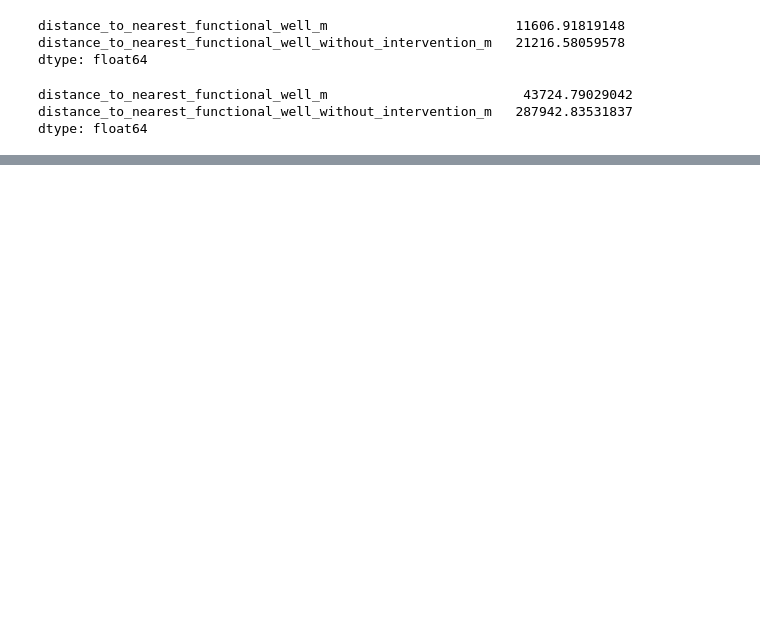
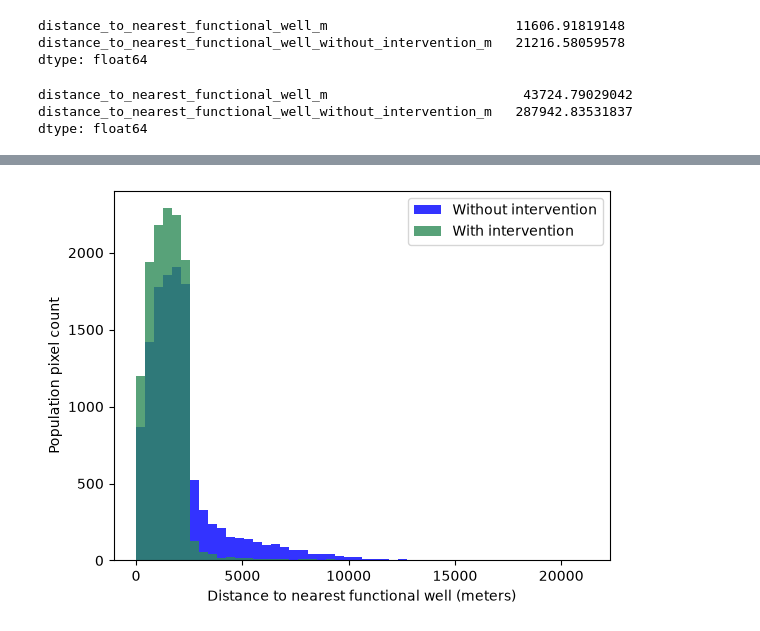
Before and after one commit to koffiekasper/Tanzania-Waterpump-Case, a Jupyter notebook: notebooks/geo_pop_experimentation.ipynb, the cells around one changed output, grey strips where cells are left out. Saved outputs shown, nothing was run; the diff lists cells and outputs as text; code cells hidden in the pictures; blank space fills up the shorter version.

Commit message:
Implementation of water coverage KPIs on a holdout region.

```diff
--- a/notebooks/geo_pop_experimentation.ipynb
+++ b/notebooks/geo_pop_experimentation.ipynb
@@ -867,0 +872,29 @@ dtype: float64
+# %%
+import pandas as pd
+from IPython.display import display
+from water_wells.kpi_metrics import build_population_access_df, calculate_access_kpis
+
+# Inputs from the TIFF-loading and holdout-prediction cells above.
+nearby_radius_m = 2_500
+access_distance_m = 2_500
+
+filtered_population_df = build_population_access_df(
+    population_df=population_df,
+    holdout_results_df=holdout_results_df,
+    population_crs=pop_tanzania.crs,
+    nearby_radius_m=nearby_radius_m,
+)
+# Coordinates, population, nearest well IDs, and distances before/after intervention.
+display(filtered_population_df.head())
+
+access_kpis = calculate_access_kpis(
+    filtered_population_df,
+    access_distance_m=access_distance_m,
+)
+access_kpis_df = pd.Series(access_kpis, name="value").to_frame()
+display(access_kpis_df)
+
+print(f"Potential population gaining access: {access_kpis['population_gaining_access']:,.0f}")
+print(f"Coverage before intervention: {access_kpis['coverage_before_pct']:.1f}%")
+print(f"Coverage after intervention: {access_kpis['coverage_after_pct']:.1f}%")
+print(f"Coverage improvement: {access_kpis['coverage_improvement_pp']:.1f} percentage points")
@@ -867,0 +922,15 @@ dtype: float64
+# %%
+plt.hist(
+    [filtered_population_df[column].dropna() for column in columns],
+    bins=50,
+    histtype='stepfilled',
+    color=["seagreen", "blue"],
+    alpha=0.8,
+    label=["With intervention", "Without intervention"],
+)
+plt.xlabel("Distance to nearest functional well (meters)")
+plt.ylabel("Population pixel count")
+plt.legend()
+plt.show()
+# %% [output]
+[figure, added]
```
Also changed, not shown: parts of 3 cells of this notebook, 3 other files.
